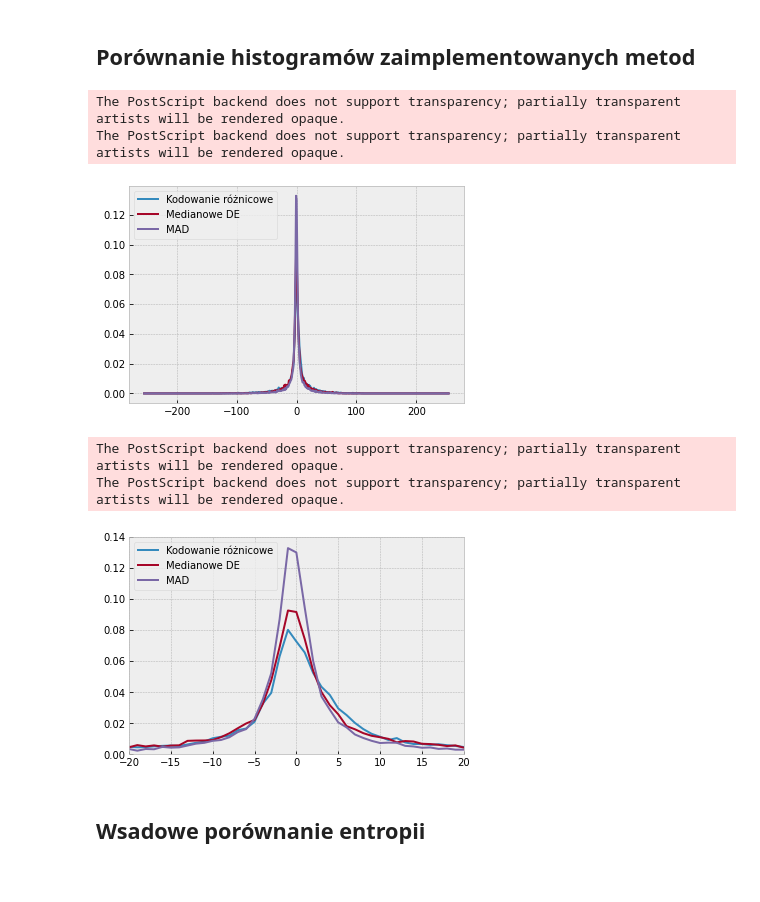
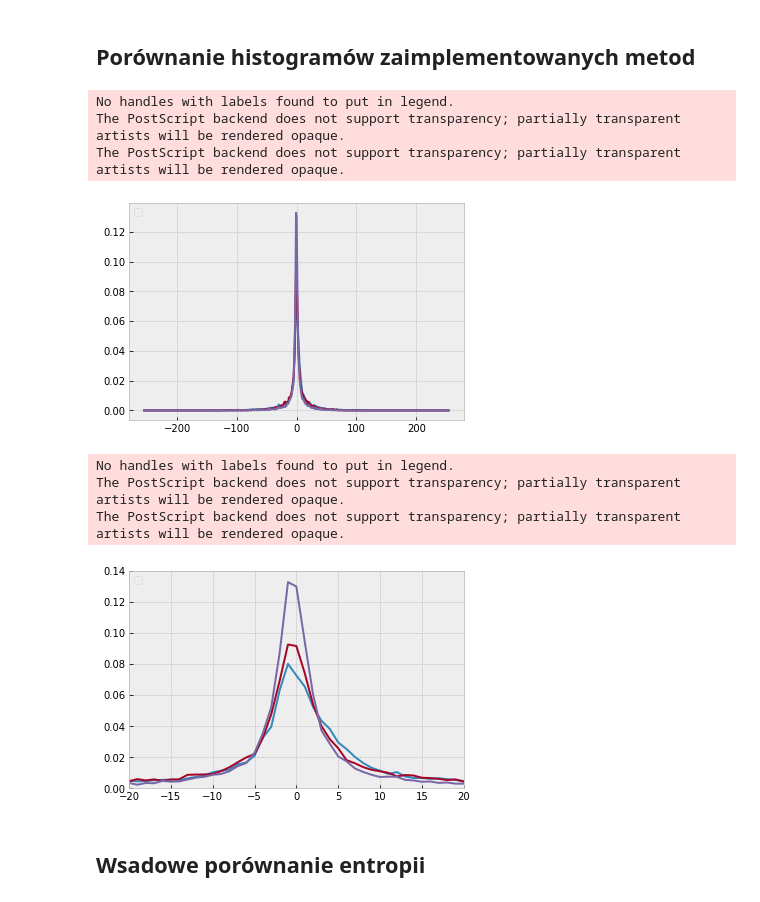
Before and after one commit to karlosos/image_vector_quantization, a Jupyter notebook: experiments/differential_encoding.ipynb, the cells around one changed output. Cells and saved outputs as stored; diff of their text form; code cells hidden in the pictures.

```diff
--- a/experiments/differential_encoding.ipynb
+++ b/experiments/differential_encoding.ipynb
@@ -73,35 +73,36 @@ Entropia średnie = 7.391431320626797, entropia kodowanie różnicowe = 5.813836
 ## Porównanie histogramów zaimplementowanych metod
 # %%
 encoders = [differential_encoding, differential_median_encoding, median_adaptive_predictor_encoding]
-names = ['Kodowanie różnicowe', 'Medianowe DE', "MAD"]
+# names = ['Kodowanie różnicowe', 'Kodowanie średnimi', "Adaptacyjny"]
 plt.style.use('bmh')
 plt.figure()
 
 for idx, encoder in enumerate(encoders):
     encoded = encoder(means_reshaped)
     hist_encoded, bins_encoded = np.histogram(encoded.ravel(), bins=np.arange(-255, 256))
     hist_encoded = hist_encoded / np.sum(hist_encoded)
-    plt.plot(bins_encoded[:-1], hist_encoded, label=names[idx])
+    plt.plot(bins_encoded[:-1], hist_encoded)
 
 plt.legend(loc='upper left')
 plt.savefig('differential_encoding_histograms_comparison.eps')
 plt.show()
 # %% [output]
+No handles with labels found to put in legend.
 The PostScript backend does not support transparency; partially transparent artists will be rendered opaque.
 The PostScript backend does not support transparency; partially transparent artists will be rendered opaque.
-[figure, old version]
+[figure, new version]
 # %%
 plt.style.use('bmh')
 
 encoders = [differential_encoding, differential_median_encoding, median_adaptive_predictor_encoding]
-names = ['Kodowanie różnicowe', 'Medianowe DE', "MAD"]
+# names = ['Kodowanie różnicowe', 'Medianowe DE', "MAD"]
 plt.figure()
 
 for idx, encoder in enumerate(encoders):
     encoded = encoder(means_reshaped)
     hist_encoded, bins_encoded = np.histogram(encoded.ravel(), bins=np.arange(-255, 256))
     hist_encoded = hist_encoded / np.sum(hist_encoded)
-    plt.plot(bins_encoded[:-1], hist_encoded, label=names[idx])
+    plt.plot(bins_encoded[:-1], hist_encoded)
 
 plt.xlim(-20, 20)
 plt.ylim(0, 0.14)
@@ -109,9 +110,10 @@ plt.legend(loc='upper left')
 plt.savefig('differential_encoding_histograms_comparison_zoom.eps')
 plt.show()
 # %% [output]
+No handles with labels found to put in legend.
 The PostScript backend does not support transparency; partially transparent artists will be rendered opaque.
 The PostScript backend does not support transparency; partially transparent artists will be rendered opaque.
-[figure, old version]
+[figure, new version]
 # %% [markdown]
 ## Wsadowe porównanie entropii
 # %%
```
Also changed, not shown: parts of 1 cell of this notebook, 10 other files.
